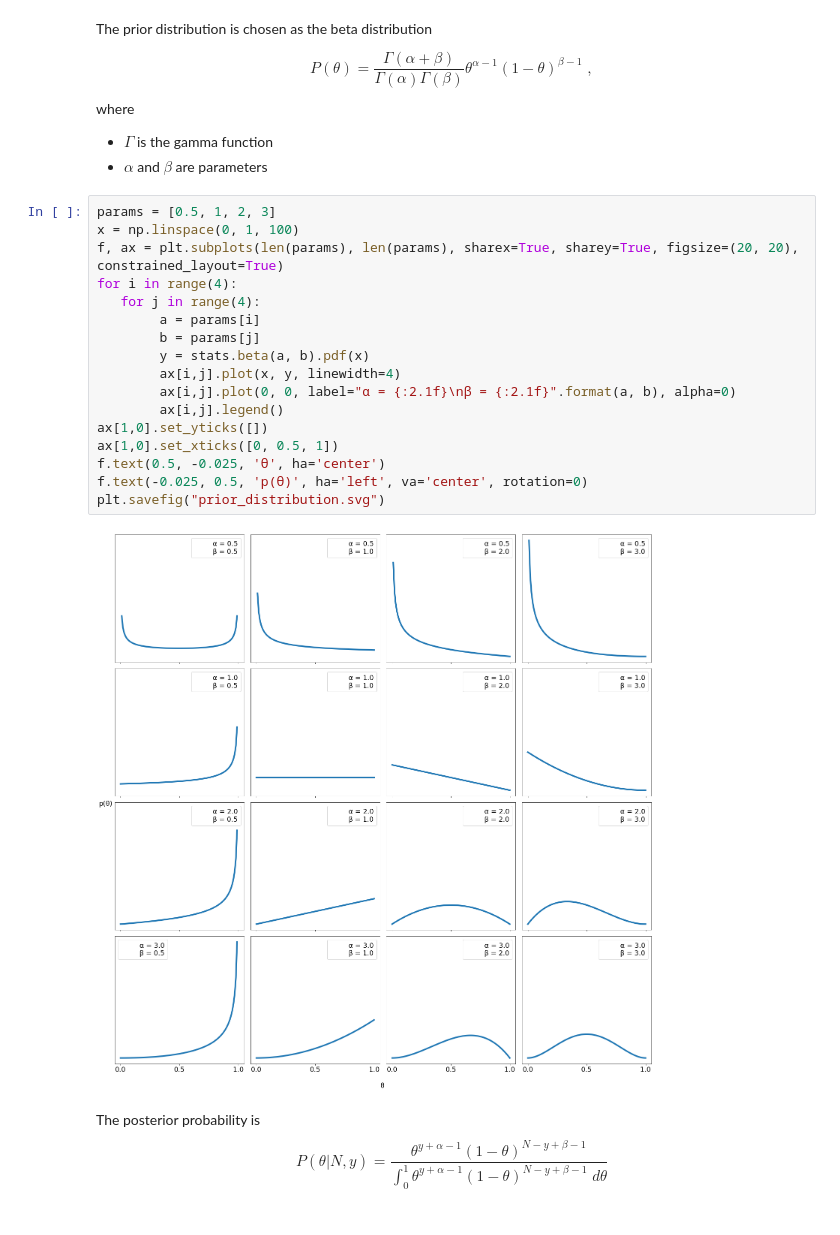
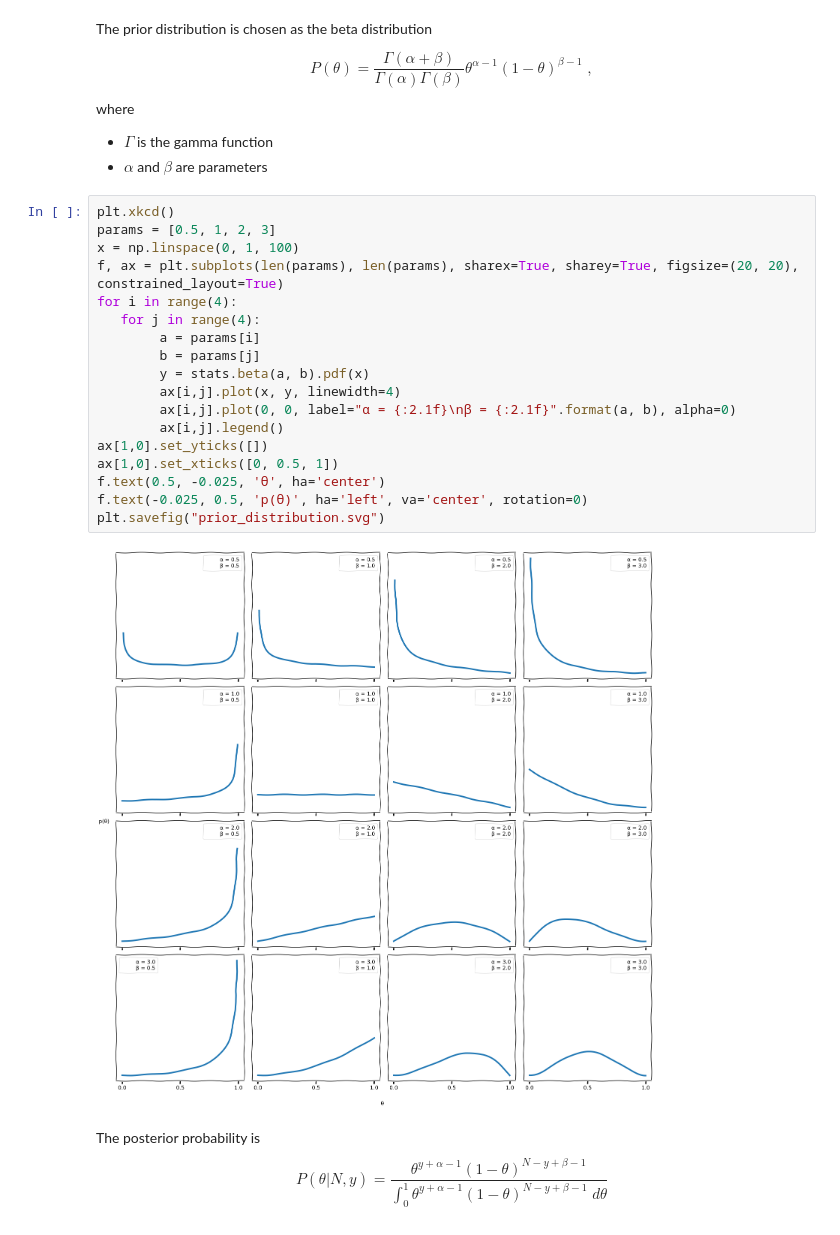
Before and after one commit to hsteinshiromoto/blog, a Jupyter notebook: notebooks/statistical_tests/statistical_tests.ipynb, the cells around one changed output. Drawn from its saved outputs; the diff is of its cells as text.

Commit message:
Update with xkcd

```diff
--- a/notebooks/statistical_tests/statistical_tests.ipynb
+++ b/notebooks/statistical_tests/statistical_tests.ipynb
@@ -96,24 +101,25 @@ where
 * $\Gamma$ is the gamma function
 * $\alpha$ and $\beta$ are parameters
 # %%
+plt.xkcd()
 params = [0.5, 1, 2, 3]
 x = np.linspace(0, 1, 100)
 f, ax = plt.subplots(len(params), len(params), sharex=True, sharey=True, figsize=(20, 20), constrained_layout=True)
 for i in range(4):
    for j in range(4):
         a = params[i]
         b = params[j]
         y = stats.beta(a, b).pdf(x)
         ax[i,j].plot(x, y, linewidth=4)
         ax[i,j].plot(0, 0, label="α = {:2.1f}\nβ = {:2.1f}".format(a, b), alpha=0)
         ax[i,j].legend()
 ax[1,0].set_yticks([])
 ax[1,0].set_xticks([0, 0.5, 1])
 f.text(0.5, -0.025, 'θ', ha='center')
 f.text(-0.025, 0.5, 'p(θ)', ha='left', va='center', rotation=0)
 plt.savefig("prior_distribution.svg")
 # %% [output]
-[figure, old version]
+[figure, new version]
 # %% [markdown]
 The posterior probability is
 $$ P(\theta|N,y)=\dfrac{\theta^{y+\alpha-1}(1-\theta)^{N-y+\beta-1}}{\displaystyle \int_0^1\theta^{y+\alpha-1}(1-\theta)^{N-y+\beta-1}\;d\theta} $$
```
Also changed, not shown: parts of 8 cells of this notebook, 1 other file.
